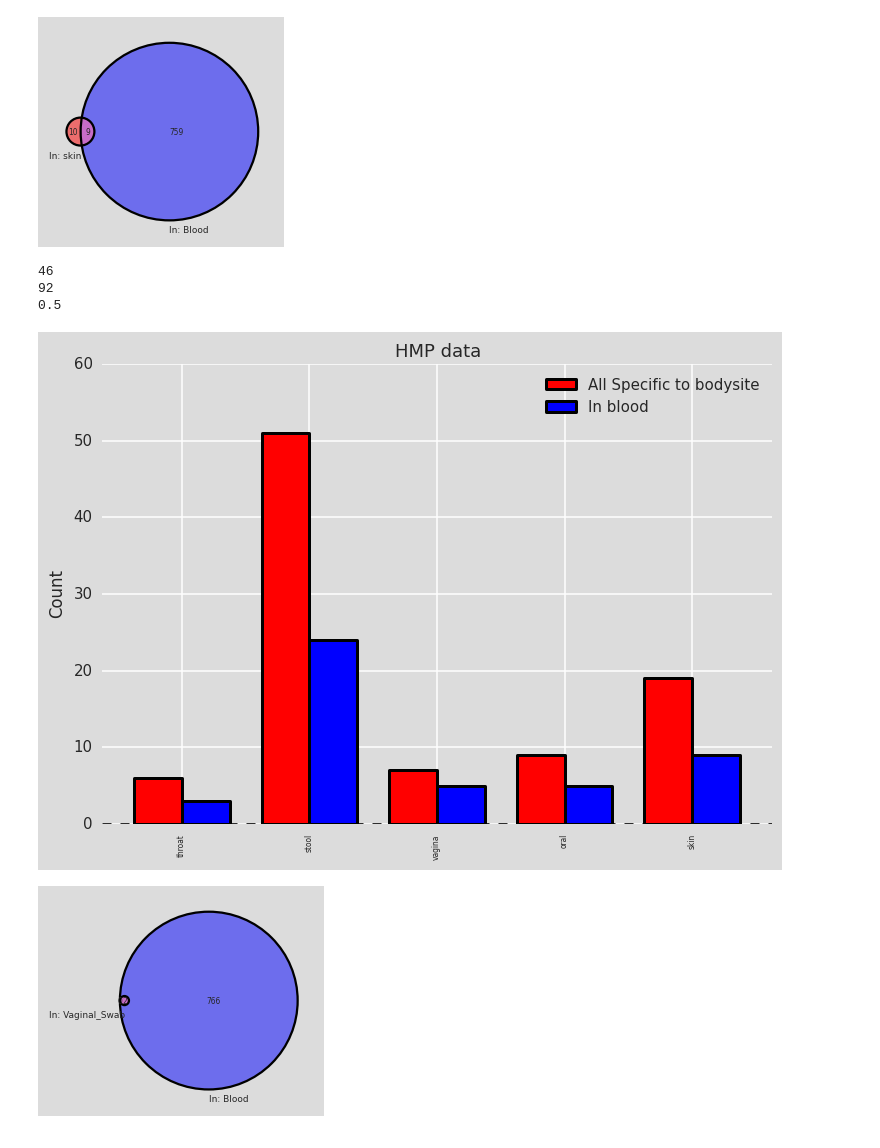
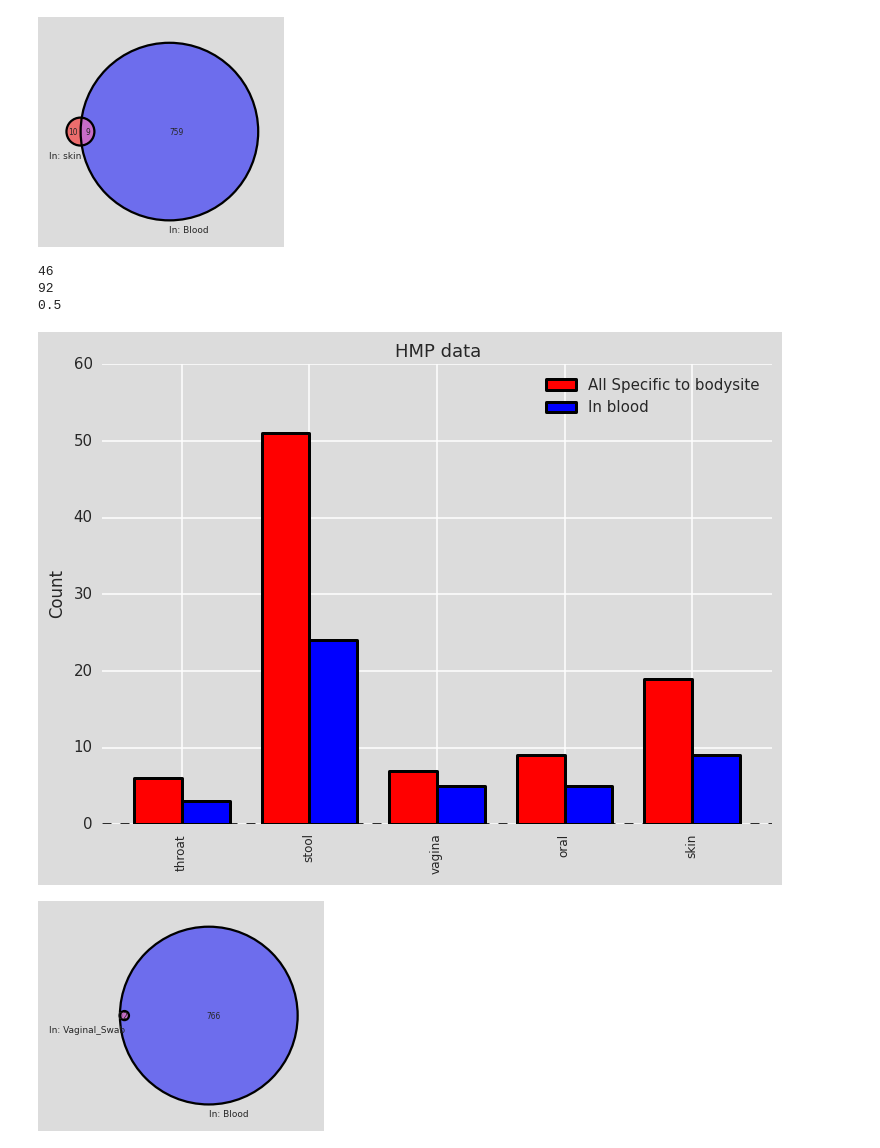
Before and after one commit to lmart999/CS229, a Jupyter notebook: Relman_Decomposition.ipynb, the cells around one changed output. Cells and saved outputs as stored; diff of their text form; code cells hidden in the pictures.

```diff
--- a/Relman_Decomposition.ipynb
+++ b/Relman_Decomposition.ipynb
@@ -332,19 +332,24 @@ in_tis_not_blood_hmp,spec_df_hmp=site_specific_in_blood(1,binary_hmp,site_specif
 # %%
 def spec_bug_stat(spec_df,ti):
     print spec_df['In blood'].sum()
     print spec_df['All Specific to bodysite'].sum()
     f=np.float(spec_df['In blood'].sum())/spec_df['All Specific to bodysite'].sum()
     print f
-    spec_df.plot(kind='bar',color=['red','blue'],alpha=1,lw=2)
+    p = spec_df.plot(kind='bar',color=['red','blue'],alpha=1,lw=2)
+    plt.xticks(fontsize=8)
     plt.title(ti)
     plt.ylabel('Count')
+    return p
 
-spec_bug_stat(spec_df_hmp,'HMP data')
+p=spec_bug_stat(spec_df_hmp,'HMP data')
+fig = p.get_figure()
+fig.savefig(os.getcwd()+'/Desktop/Spec_HMP_%s.png'%taxLevel_for_analysis,format='png',bbox_inches='tight',dpi=150,pad_inches=0.5)
+fig.savefig(os.getcwd()+'/Desktop/Spec_HMP_%s.pdf'%taxLevel_for_analysis,format='pdf',bbox_inches='tight',dpi=150,pad_inches=0.5)
 # %% [output]
 46
 92
 0.5
-[figure, old version]
+[figure, new version]
 # %%
 in_tis_not_blood_16s,spec_df_16s=site_specific_in_blood(1,binary_16s,site_specific_16s)
 # %% [output]
```
Also changed, not shown: parts of 5 cells of this notebook.
